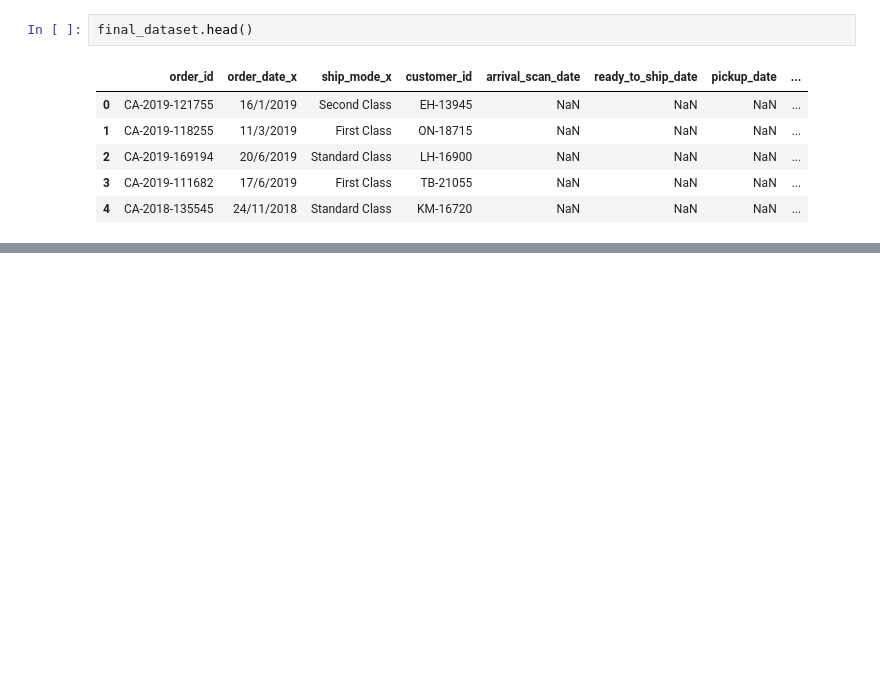
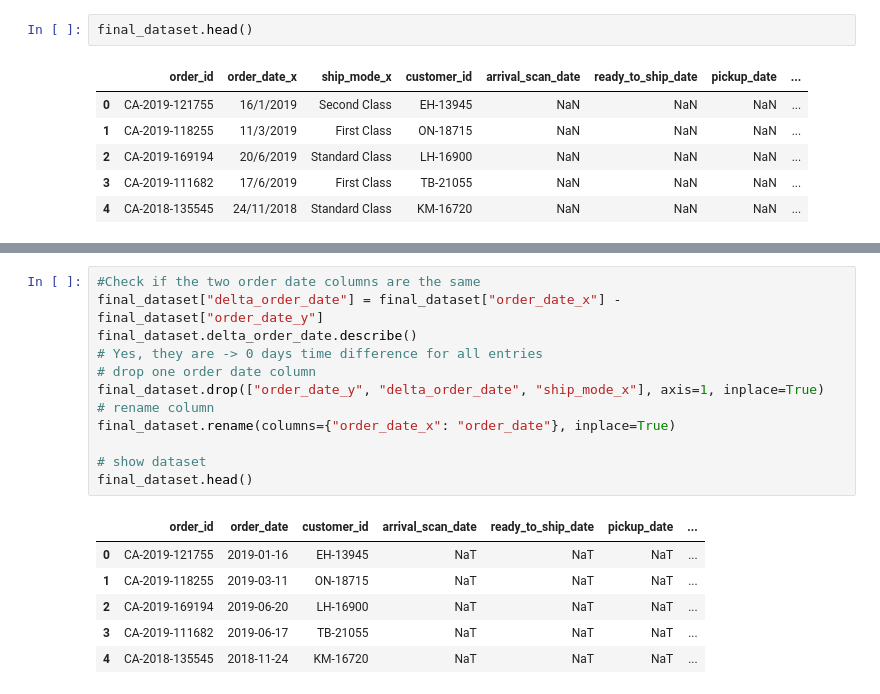
Before and after one commit to cophi-dev/EDA_muesli_group1, a Jupyter notebook: EDA_phillipp.ipynb, the cells around one changed output, grey strips where cells are left out. Cells and saved outputs as stored; diff of their text form; blank space fills up the shorter version.

```diff
--- a/EDA_phillipp.ipynb
+++ b/EDA_phillipp.ipynb
@@ -327,0 +341,19 @@ final_dataset['order_date'] = pd.to_datetime(final_dataset['order_date'].dt.date
+# %%
+#Check if the two order date columns are the same
+final_dataset["delta_order_date"] = final_dataset["order_date_x"] - final_dataset["order_date_y"]
+final_dataset.delta_order_date.describe()
+# Yes, they are -> 0 days time difference for all entries
+# drop one order date column
+final_dataset.drop(["order_date_y", "delta_order_date", "ship_mode_x"], axis=1, inplace=True)
+# rename column
+final_dataset.rename(columns={"order_date_x": "order_date"}, inplace=True)
+
+# show dataset
+final_dataset.head()
+# %% [output]
+|  | order_id | order_date | customer_id | arrival_scan_date | ready_to_ship_date | pickup_date | ... |
+| 0 | CA-2019-121755 | 2019-01-16 | EH-13945 | NaT | NaT | NaT | ... |
+| 1 | CA-2019-118255 | 2019-03-11 | ON-18715 | NaT | NaT | NaT | ... |
+| 2 | CA-2019-169194 | 2019-06-20 | LH-16900 | NaT | NaT | NaT | ... |
+| 3 | CA-2019-111682 | 2019-06-17 | TB-21055 | NaT | NaT | NaT | ... |
+| 4 | CA-2018-135545 | 2018-11-24 | KM-16720 | NaT | NaT | NaT | ... |
```
Also changed, not shown: parts of 5 cells of this notebook.
